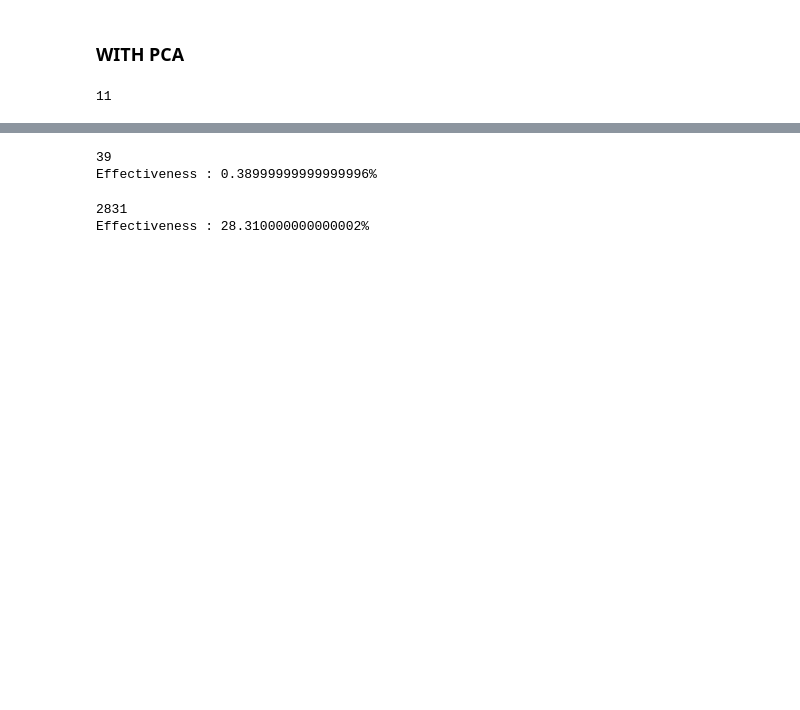
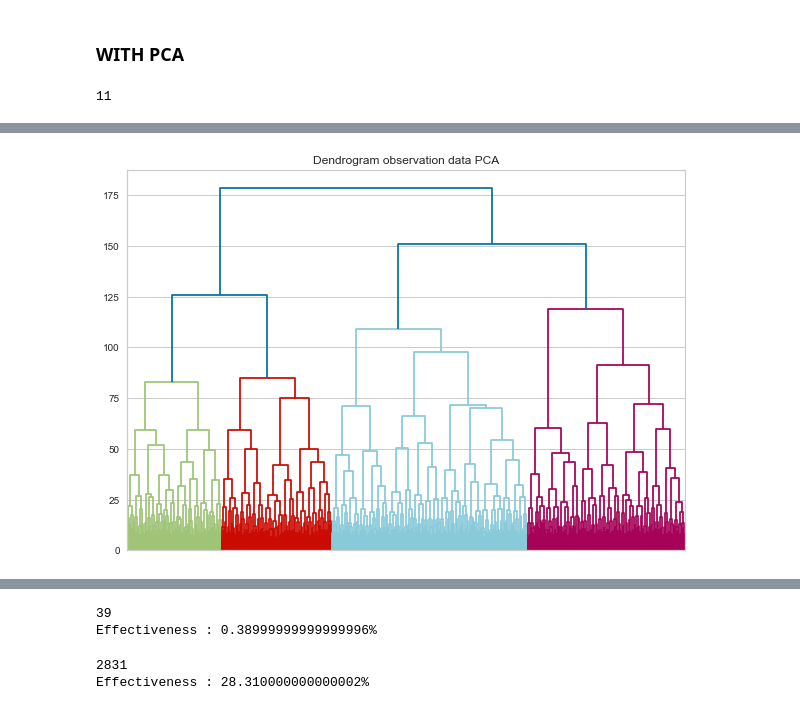
Before and after one commit to bjornite/IN-STK9000, a Jupyter notebook: Project_2/Project2-final.ipynb, the cells around one changed output, grey strips where cells are left out. Saved outputs shown, nothing was run; the diff lists cells and outputs as text; code cells hidden in the pictures; blank space fills up the shorter version.

```diff
--- a/Project_2/Project2-final.ipynb
+++ b/Project_2/Project2-final.ipynb
@@ -288,9 +217,12 @@ plot_several(np.hstack((n_comp[:,None], n_comp[:,None])), 100*np.hstack((percent
 # %%
 plt.figure(figsize=(10, 7))
 plt.title("Dendrogram observation data PCA")
 dend = shc.dendrogram(shc.linkage(data_red, method='ward'))
+plt.xticks([])
 plt.savefig('Images/dendrogram_obs_PCA')
 plt.show()
+# %% [output]
+[figure, added]
 # %%
 model = KModes(init='Cao', n_jobs=-1)
 visualizer = KElbowVisualizer(model, k=(2,10), timings = False, locate_elbow = False)
```
Also changed, not shown: parts of 24 cells of this notebook, 16 other files.
